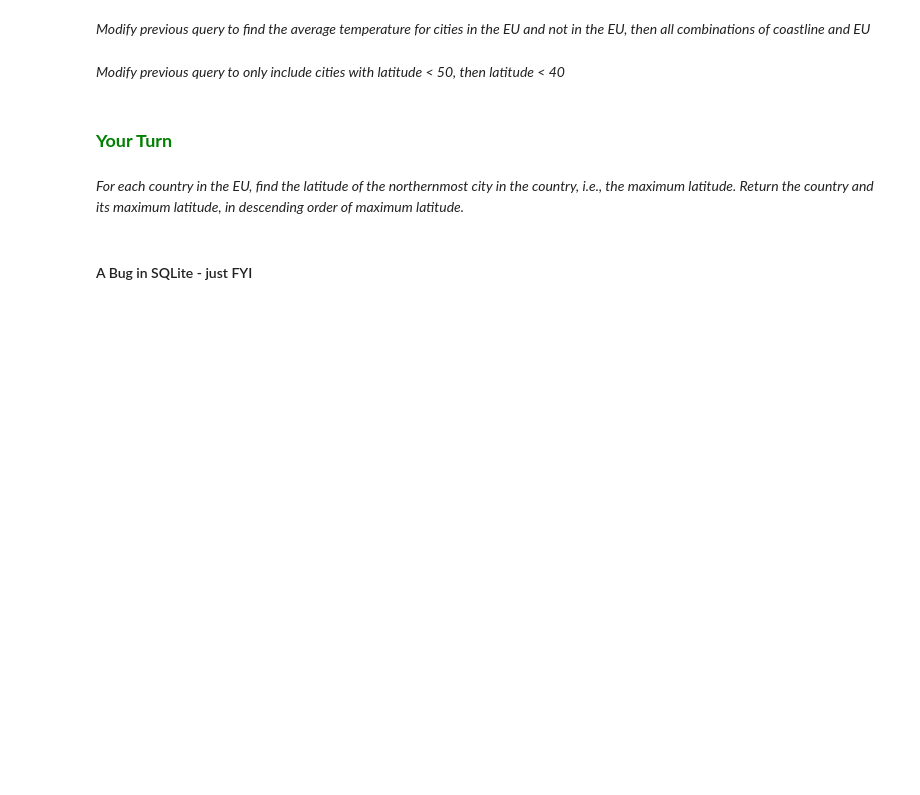
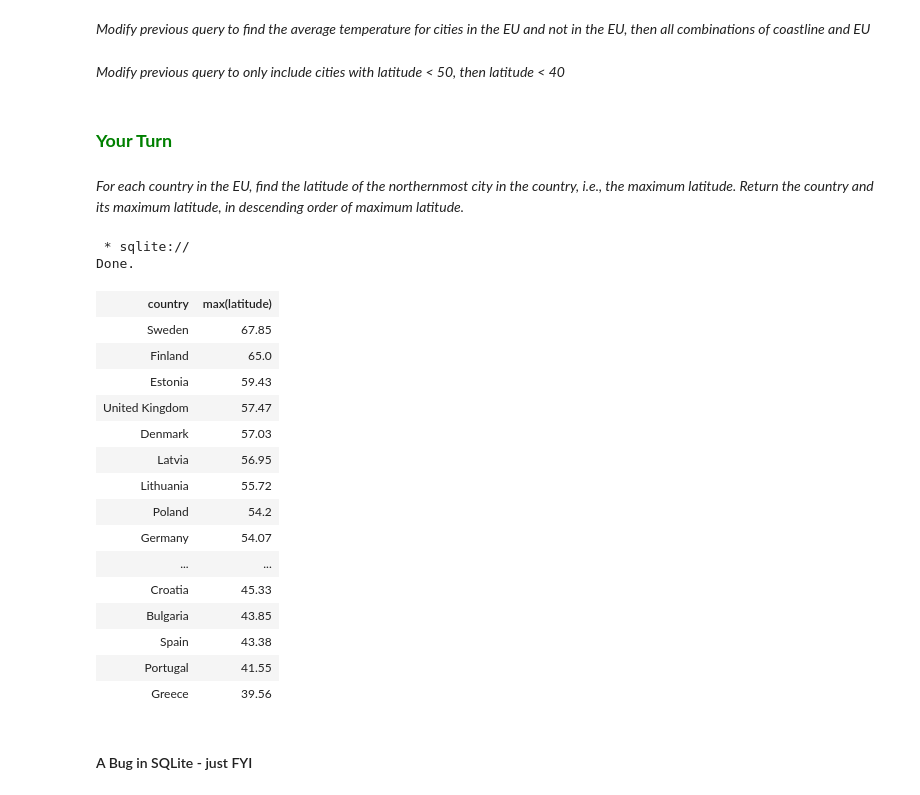
Before and after one commit to MattV17/Data-Science-Activities, a Jupyter notebook: SQLBasic.ipynb, the cells around one changed output. Cells and saved outputs as stored; diff of their text form; code cells hidden in the pictures; blank space fills up the shorter version.

```diff
--- a/SQLBasic.ipynb
+++ b/SQLBasic.ipynb
@@ -397,3 +474,30 @@ YOUR QUERY HERE
+# %%
+%%sql
+select Countries.country, max(latitude)
+from Cities, Countries
+where Cities.country = Countries.country
+and Countries.EU = 'yes'
+group by Countries.country
+order by max(Cities.latitude) DESC;
+# %% [output]
+ * sqlite://
+Done.
+| country | max(latitude) |
+| Sweden | 67.85 |
+| Finland | 65.0 |
+| Estonia | 59.43 |
+| United Kingdom | 57.47 |
+| Denmark | 57.03 |
+| Latvia | 56.95 |
+| Lithuania | 55.72 |
+| Poland | 54.2 |
+| Germany | 54.07 |
+| ... | ... |
+| Croatia | 45.33 |
+| Bulgaria | 43.85 |
+| Spain | 43.38 |
+| Portugal | 41.55 |
+| Greece | 39.56 |
 # %% [markdown]
 #### A Bug in SQLite - just FYI
 # %%
```
Also changed, not shown: parts of 59 cells of this notebook.
